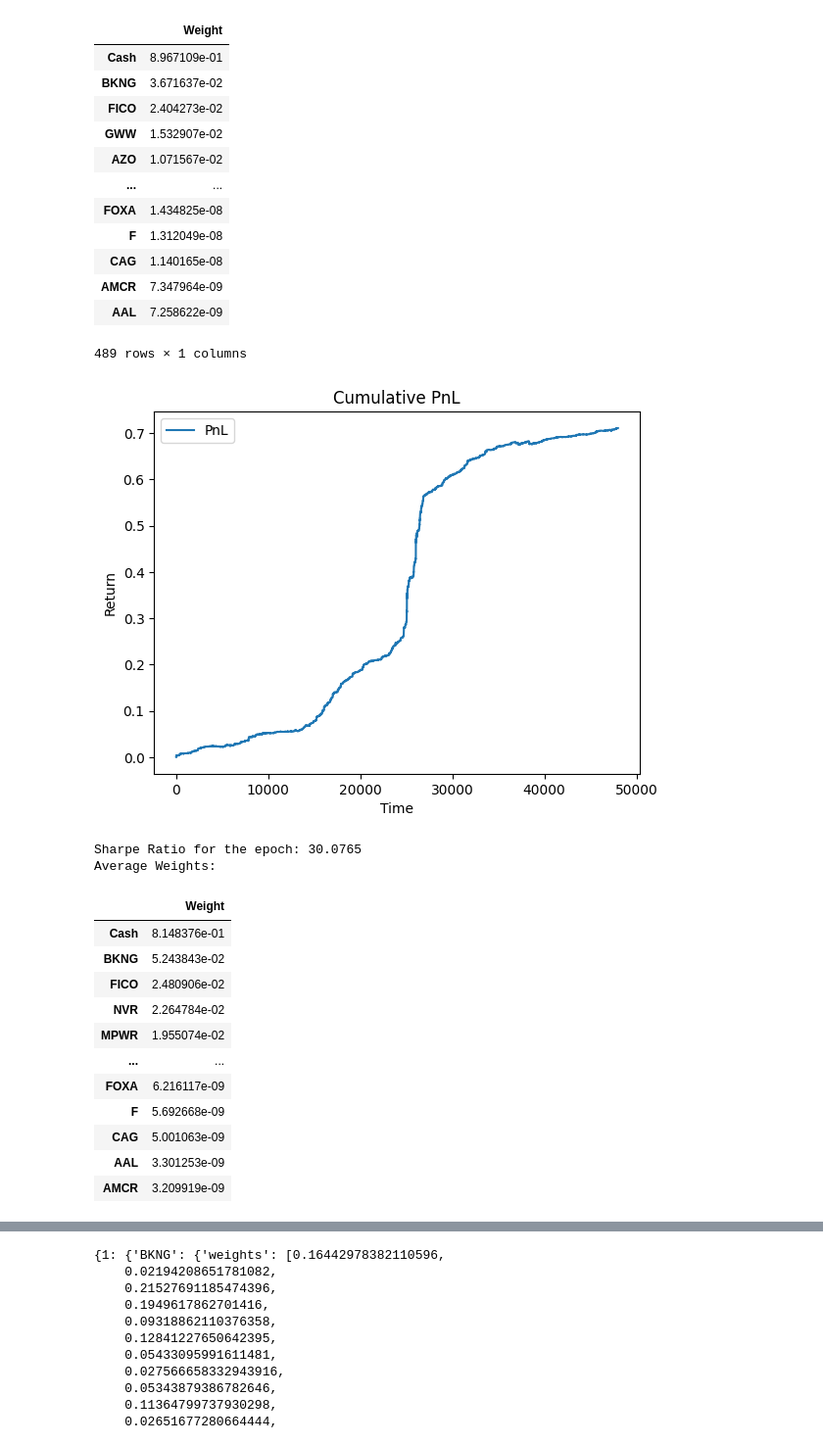
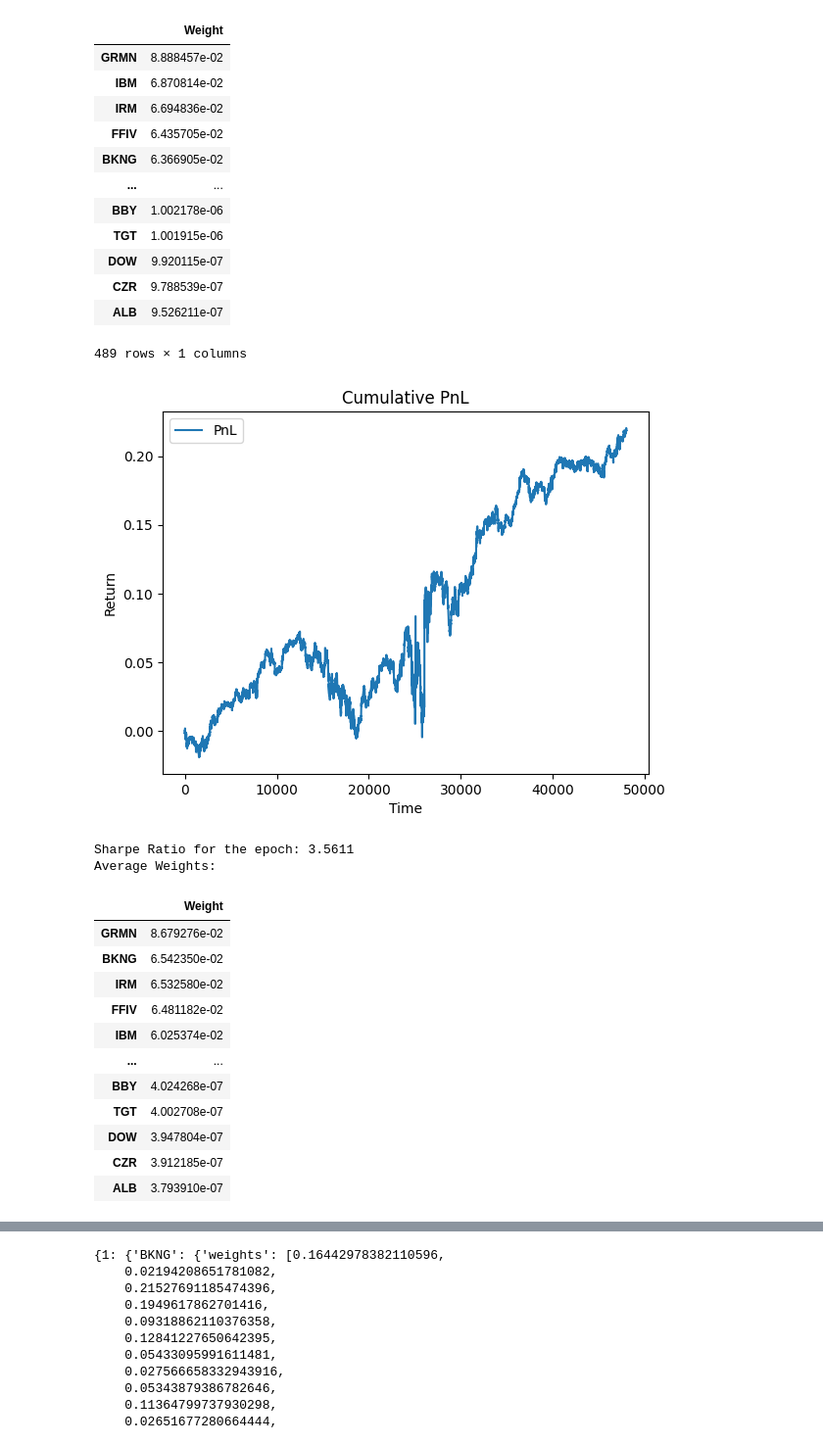
Before and after one commit to ChistyakovArtem/share-optim-nn, a Jupyter notebook: start.ipynb, the cells around one changed output, grey strips where cells are left out. Shown at 98% size. Drawn from its saved outputs; the diff is of its cells as text; code cells hidden in the pictures.

```diff
--- a/start.ipynb
+++ b/start.ipynb
@@ -20,7 +20,7 @@ batch_size_config = {
     # 80: 10000
 }
 num_epochs = 1000
-adam_lr = 1e-1
+adam_lr = 1e-2
 log_freq = 10
 # %%
 batch_size = batch_size_config[0]
@@ -41,9 +41,9 @@ for common_feats, asset_feats, fut_ret, _, _ in tqdm(pipeline.iterate('train'),
 
 print(f"cmf_dim: {cmf_dim}, asset_dim: {asset_dim}, num_assets: {num_assets}")
 
-model = SimplePortfolioAllocator(
+model = DeepPortfolioAllocator_1(
     cmf_dim=cmf_dim,
-    #asset_dim=asset_dim,
+    asset_dim=asset_dim,
     num_assets=num_assets,
 )
 
@@ -140,29 +140,29 @@ Sharpe Ratio for the epoch: 22.3747
 Average Weights:
 |  | Weight |
-| Cash | 8.967109e-01 |
-| BKNG | 3.671637e-02 |
-| FICO | 2.404273e-02 |
-| GWW | 1.532907e-02 |
-| AZO | 1.071567e-02 |
+| GRMN | 8.888457e-02 |
+| IBM | 6.870814e-02 |
+| IRM | 6.694836e-02 |
+| FFIV | 6.435705e-02 |
+| BKNG | 6.366905e-02 |
 | ... | ... |
-| FOXA | 1.434825e-08 |
-| F | 1.312049e-08 |
-| CAG | 1.140165e-08 |
-| AMCR | 7.347964e-09 |
-| AAL | 7.258622e-09 |
+| BBY | 1.002178e-06 |
+| TGT | 1.001915e-06 |
+| DOW | 9.920115e-07 |
+| CZR | 9.788539e-07 |
+| ALB | 9.526211e-07 |
 489 rows × 1 columns
-[figure, old version]
+[figure, new version]
-Sharpe Ratio for the epoch: 30.0765
+Sharpe Ratio for the epoch: 3.5611
 Average Weights:
 |  | Weight |
-| Cash | 8.148376e-01 |
-| BKNG | 5.243843e-02 |
-| FICO | 2.480906e-02 |
-| NVR | 2.264784e-02 |
-| MPWR | 1.955074e-02 |
+| GRMN | 8.679276e-02 |
+| BKNG | 6.542350e-02 |
+| IRM | 6.532580e-02 |
+| FFIV | 6.481182e-02 |
+| IBM | 6.025374e-02 |
 | ... | ... |
-| FOXA | 6.216117e-09 |
-| F | 5.692668e-09 |
-| CAG | 5.001063e-09 |
-| AAL | 3.301253e-09 |
-| AMCR | 3.209919e-09 |
+| BBY | 4.024268e-07 |
+| TGT | 4.002708e-07 |
+| DOW | 3.947804e-07 |
+| CZR | 3.912185e-07 |
+| ALB | 3.793910e-07 |
```
Also changed, not shown: parts of 1 cell of this notebook, 10 other files.
